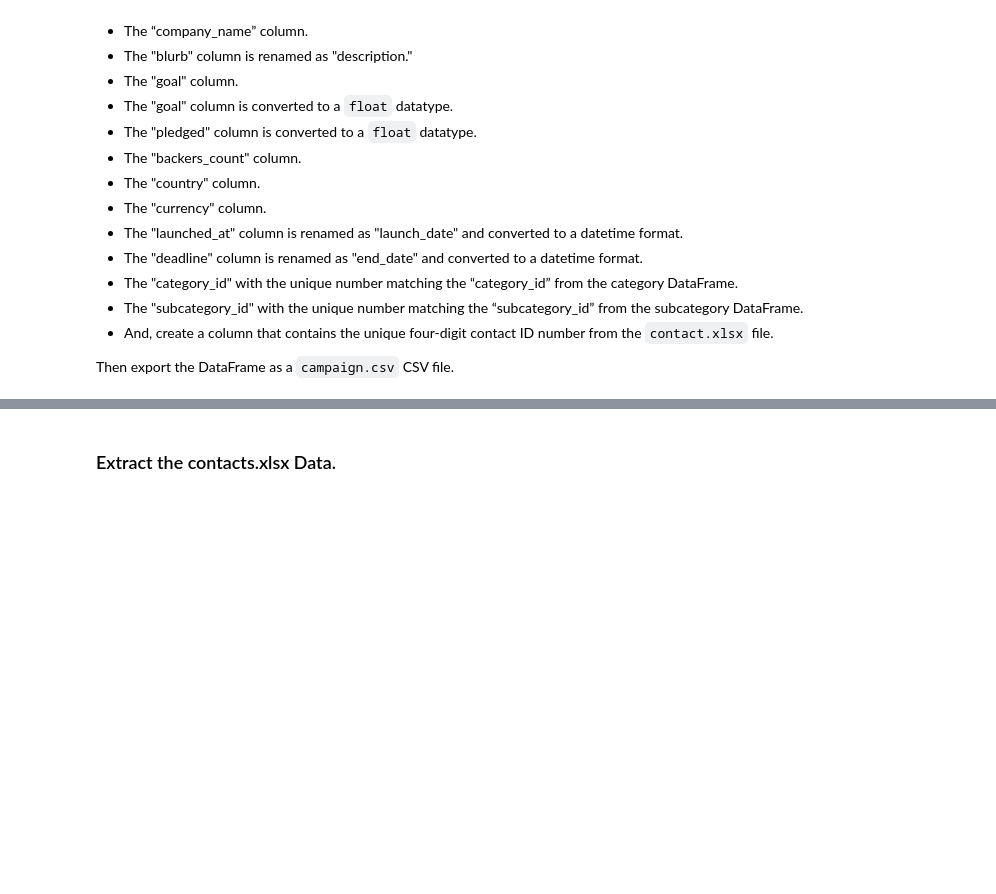
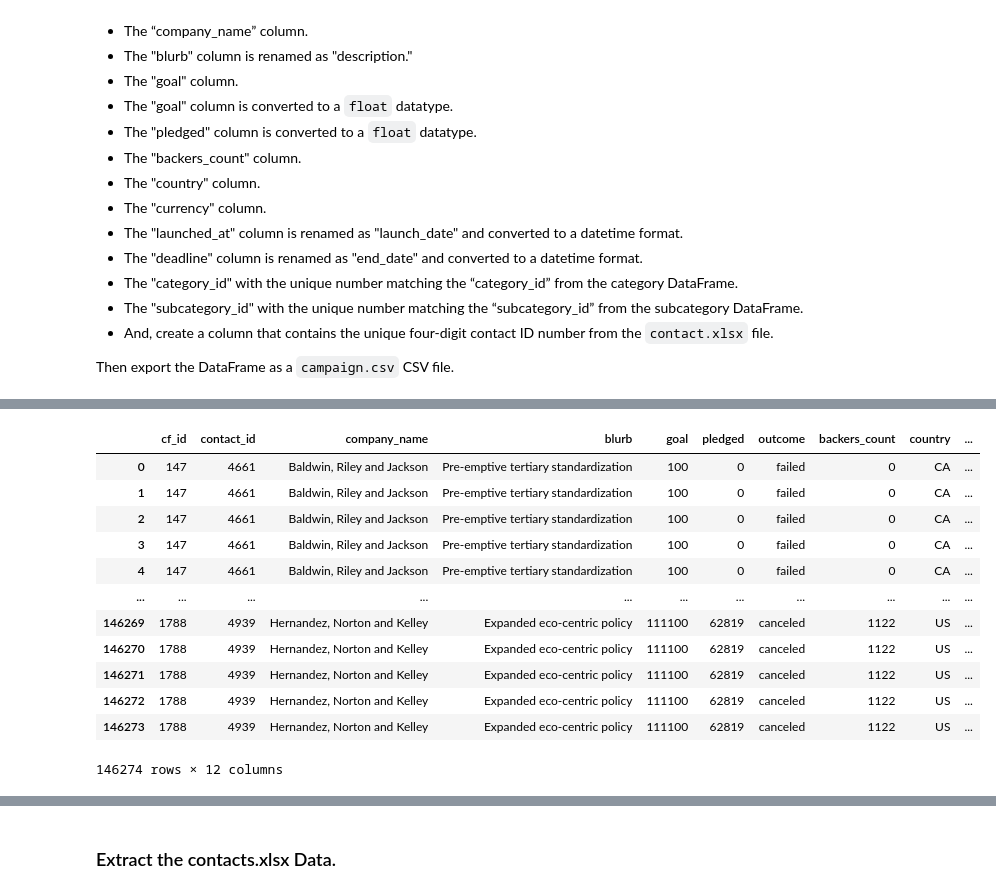
Before and after one commit to Santicorts/Crowdfunding_ETL, a Jupyter notebook: ETL_Mini_Project_SCortes_MGomez.ipynb, the cells around one changed output, grey strips where cells are left out. Cells and saved outputs as stored; diff of their text form; code cells hidden in the pictures; blank space fills up the shorter version.

```diff
--- a/ETL_Mini_Project_SCortes_MGomez.ipynb
+++ b/ETL_Mini_Project_SCortes_MGomez.ipynb
@@ -260,0 +270,17 @@ campaign_df.head()
+# %%
+campaign_complete_df= campaign_complete_df.drop(columns = ['category & sub-category','category','sub-category','staff_pick','spotlight'])
+campaign_complete_df
+# %% [output]
+|  | cf_id | contact_id | company_name | blurb | goal | pledged | outcome | backers_count | country | ... |
+| 0 | 147 | 4661 | Baldwin, Riley and Jackson | Pre-emptive tertiary standardization | 100 | 0 | failed | 0 | CA | ... |
+| 1 | 147 | 4661 | Baldwin, Riley and Jackson | Pre-emptive tertiary standardization | 100 | 0 | failed | 0 | CA | ... |
+| 2 | 147 | 4661 | Baldwin, Riley and Jackson | Pre-emptive tertiary standardization | 100 | 0 | failed | 0 | CA | ... |
+| 3 | 147 | 4661 | Baldwin, Riley and Jackson | Pre-emptive tertiary standardization | 100 | 0 | failed | 0 | CA | ... |
+| 4 | 147 | 4661 | Baldwin, Riley and Jackson | Pre-emptive tertiary standardization | 100 | 0 | failed | 0 | CA | ... |
+| ... | ... | ... | ... | ... | ... | ... | ... | ... | ... | ... |
+| 146269 | 1788 | 4939 | Hernandez, Norton and Kelley | Expanded eco-centric policy | 111100 | 62819 | canceled | 1122 | US | ... |
+| 146270 | 1788 | 4939 | Hernandez, Norton and Kelley | Expanded eco-centric policy | 111100 | 62819 | canceled | 1122 | US | ... |
+| 146271 | 1788 | 4939 | Hernandez, Norton and Kelley | Expanded eco-centric policy | 111100 | 62819 | canceled | 1122 | US | ... |
+| 146272 | 1788 | 4939 | Hernandez, Norton and Kelley | Expanded eco-centric policy | 111100 | 62819 | canceled | 1122 | US | ... |
+| 146273 | 1788 | 4939 | Hernandez, Norton and Kelley | Expanded eco-centric policy | 111100 | 62819 | canceled | 1122 | US | ... |
+146274 rows × 12 columns
```
Also changed, not shown: parts of 43 cells of this notebook, 3 other files.
